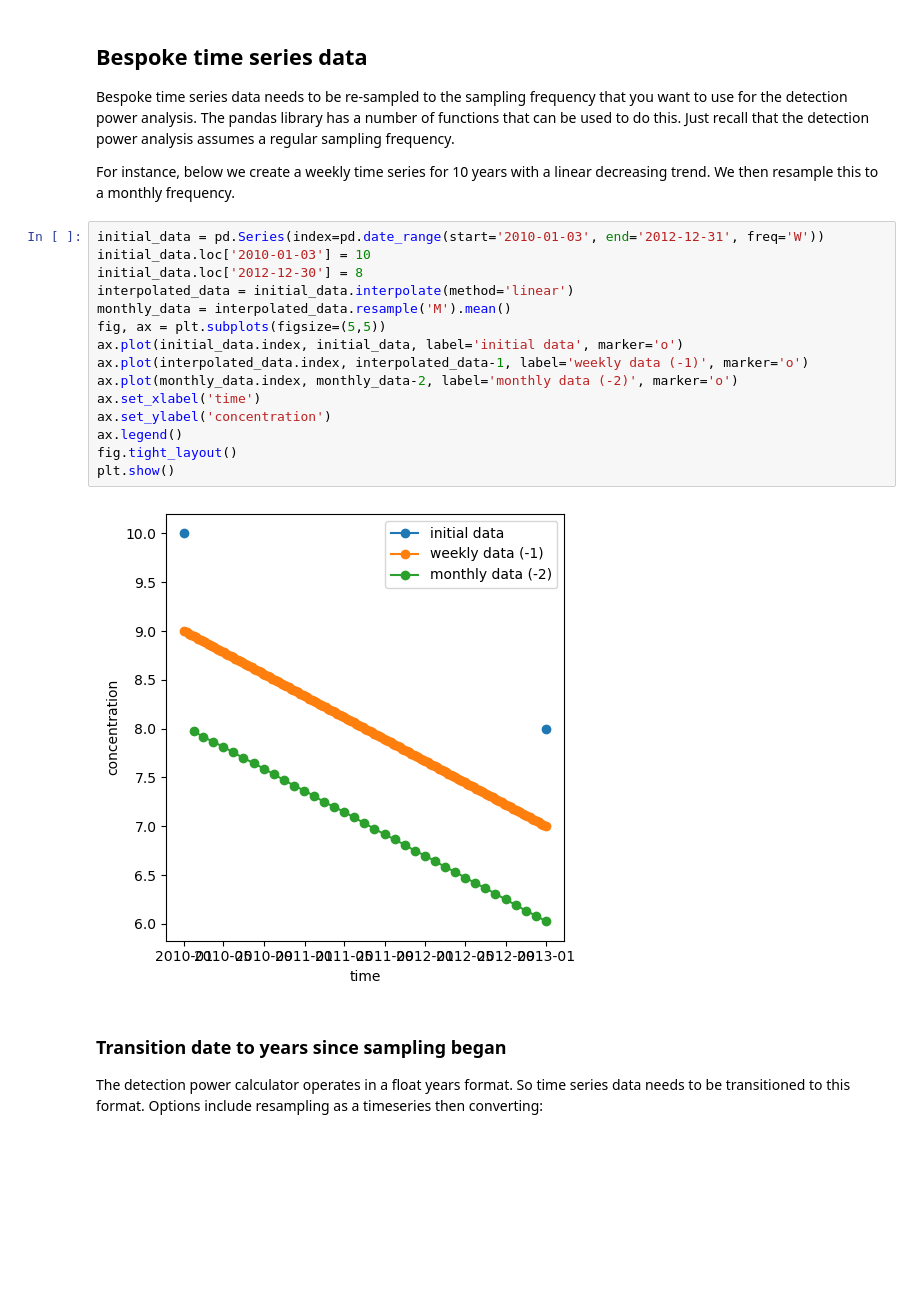
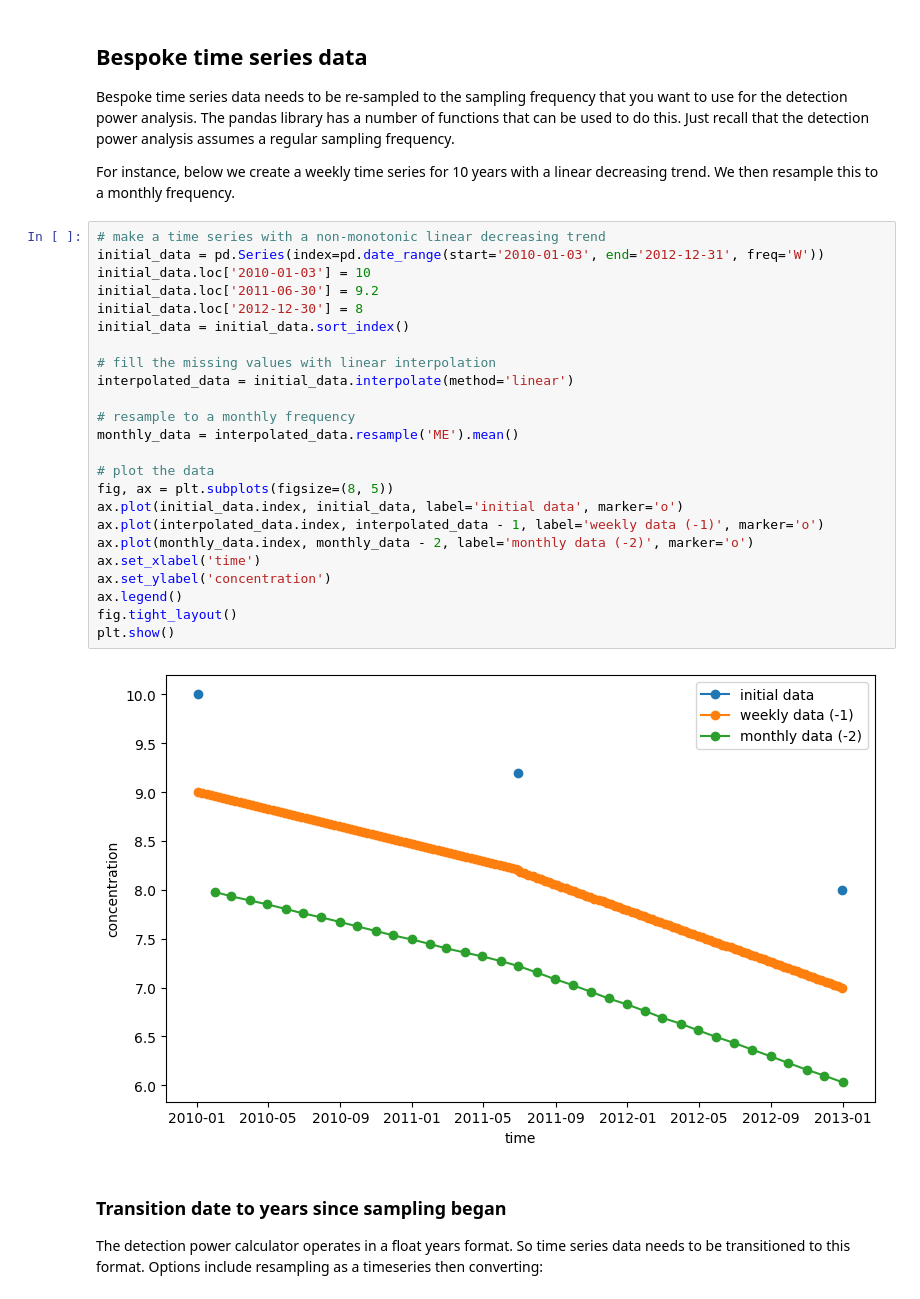
Before and after one commit to Komanawa-Solutions-Ltd/gw_detect_power-worked-examples, a Jupyter notebook: generating_true_ts_data.ipynb, the cells around one changed output. Cells and saved outputs as stored; diff of their text form; blank space fills up the shorter version.

```diff
--- a/generating_true_ts_data.ipynb
+++ b/generating_true_ts_data.ipynb
@@ -17,22 +17,31 @@ Bespoke time series data needs to be re-sampled to the sampling frequency that y
 
 For instance, below we create a weekly time series for 10 years with a linear decreasing trend. We then resample this to a monthly frequency.
 # %%
+# make a time series with a non-monotonic linear decreasing trend
 initial_data = pd.Series(index=pd.date_range(start='2010-01-03', end='2012-12-31', freq='W'))
 initial_data.loc['2010-01-03'] = 10
+initial_data.loc['2011-06-30'] = 9.2
 initial_data.loc['2012-12-30'] = 8
+initial_data = initial_data.sort_index()
+
+# fill the missing values with linear interpolation
 interpolated_data = initial_data.interpolate(method='linear')
-monthly_data = interpolated_data.resample('M').mean()
-fig, ax = plt.subplots(figsize=(5,5))
+
+# resample to a monthly frequency
+monthly_data = interpolated_data.resample('ME').mean()
+
+# plot the data
+fig, ax = plt.subplots(figsize=(8, 5))
 ax.plot(initial_data.index, initial_data, label='initial data', marker='o')
-ax.plot(interpolated_data.index, interpolated_data-1, label='weekly data (-1)', marker='o')
-ax.plot(monthly_data.index, monthly_data-2, label='monthly data (-2)', marker='o')
+ax.plot(interpolated_data.index, interpolated_data - 1, label='weekly data (-1)', marker='o')
+ax.plot(monthly_data.index, monthly_data - 2, label='monthly data (-2)', marker='o')
 ax.set_xlabel('time')
 ax.set_ylabel('concentration')
 ax.legend()
 fig.tight_layout()
 plt.show()
 # %% [output]
-[figure, old version]
+[figure, new version]
 # %% [markdown]
 ### Transition date to years since sampling began
 The detection power calculator operates in a float years format.  So time series data needs to be transitioned to this format.  Options include resampling as a timeseries then converting:
```
Also changed, not shown: parts of 8 cells of this notebook, 3 other files.
